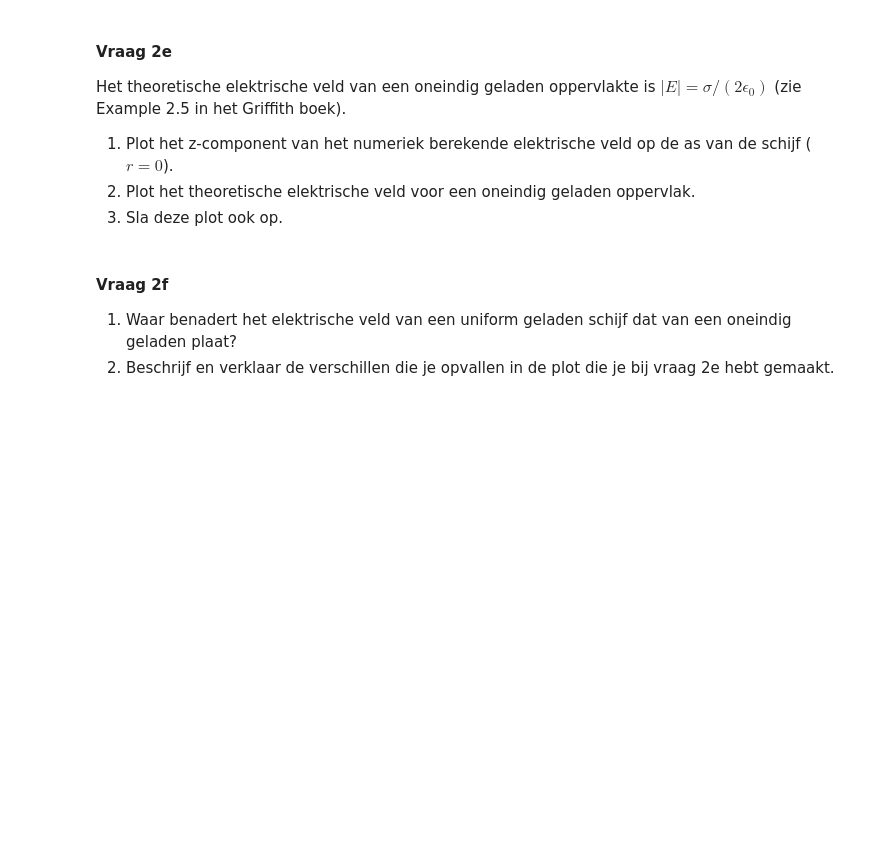
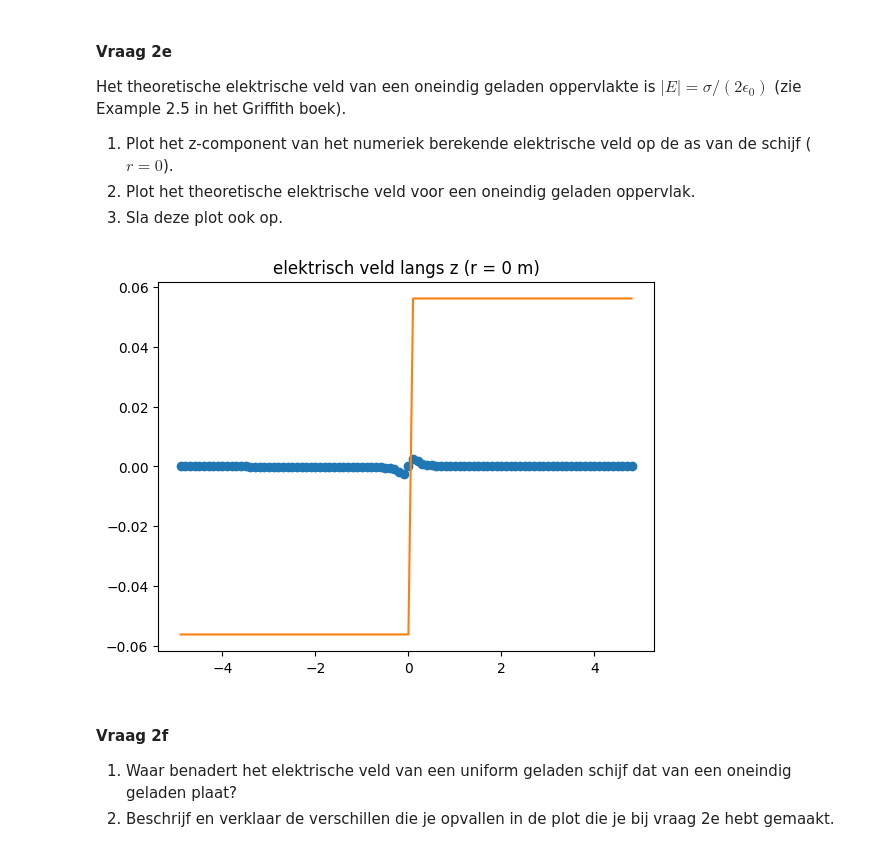
Before and after one commit to sdwijnands/opdrachten-DEF-D, a Jupyter notebook: DigitaleOntwerpopdrachten/1CondensatorOpdracht/CondensatorOntwerpopdracht.ipynb, the cells around one changed output. Cells and saved outputs as stored; diff of their text form; code cells hidden in the pictures; blank space fills up the shorter version.

```diff
--- a/DigitaleOntwerpopdrachten/1CondensatorOpdracht/CondensatorOntwerpopdracht.ipynb
+++ b/DigitaleOntwerpopdrachten/1CondensatorOpdracht/CondensatorOntwerpopdracht.ipynb
@@ -204,7 +267,21 @@ Het theoretische elektrische veld van een oneindig geladen oppervlakte is $|E| =
 # %%
 ###
 ###Hier jouw code###
 ###
+
+
+
+#field= (1/4*np.pi*epsilon0)*(4*disk_radius*z/(z**2+(disk_radius**2/4))**(3/2))
+E0 = charge_density/(2*epsilon0)
+Ez_theoretic = E0 * np.sign(z_for_E)
+
+plt.title("elektrisch veld langs z (r = 0 m)")
+plt.plot(z[1:99], Ez[:,0], "o-", label="numeriek potentiaal")
+plt.plot(z[1:99],Ez_theoretic)
+
+#plt.savefig("Ez_op_z-as.png",dpi=300)
+# %% [output]
+[figure, added]
 # %% [markdown]
 #### Vraag 2f
 1. Waar benadert het elektrische veld van een uniform geladen schijf dat van een oneindig geladen plaat?
```
Also changed, not shown: parts of 7 cells of this notebook.
